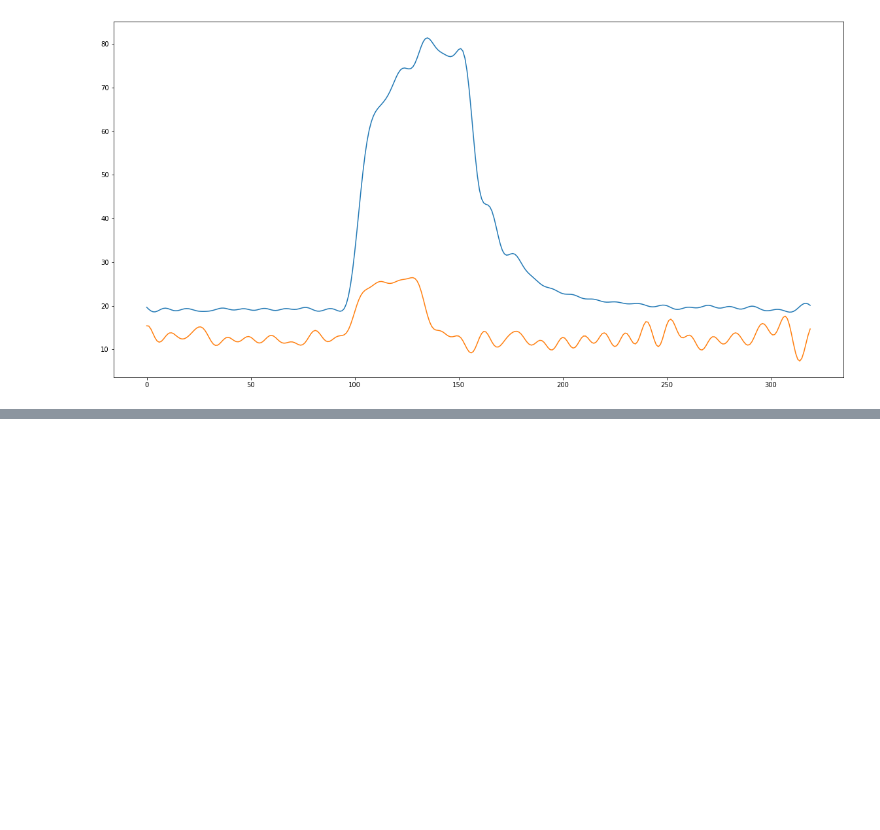
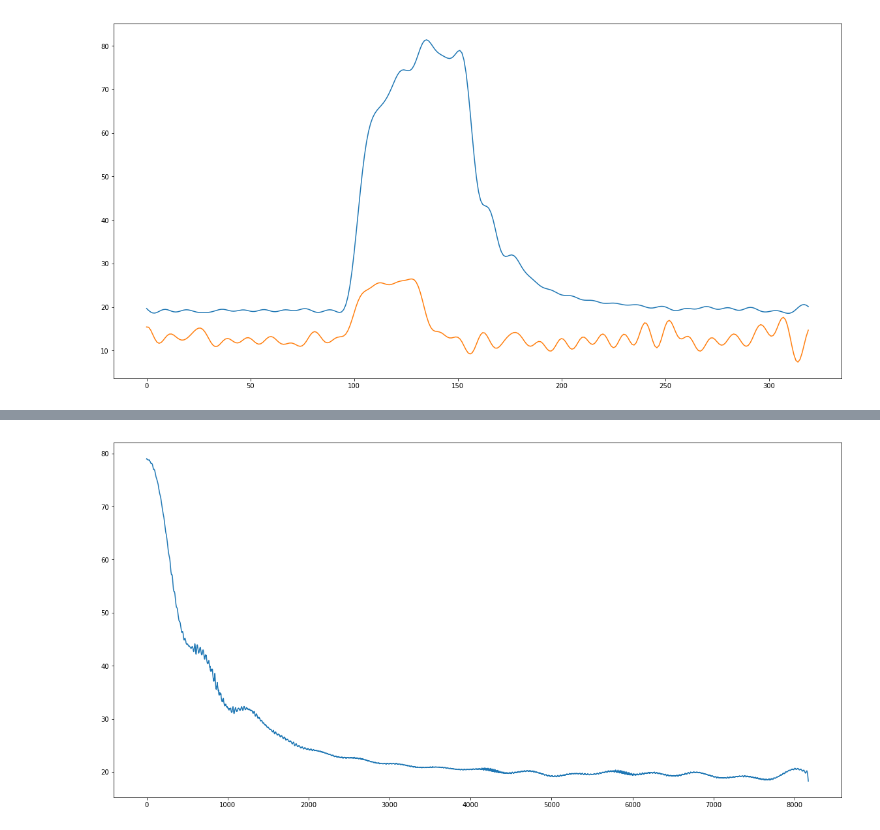
Before and after one commit to jacek257/Project-Chocolate, a Jupyter notebook: Analysis.ipynb, the cells around one changed output, grey strips where cells are left out. Cells and saved outputs as stored; diff of their text form; code cells hidden in the pictures; blank space fills up the shorter version.

```diff
--- a/Analysis.ipynb
+++ b/Analysis.ipynb
@@ -132,0 +167,4 @@ path created
+# %%
+showMe(invertedO.real[corrected_splitter:])
+# %% [output]
+[figure, added]
```
Also changed, not shown: parts of 9 cells of this notebook, 35 other files.
